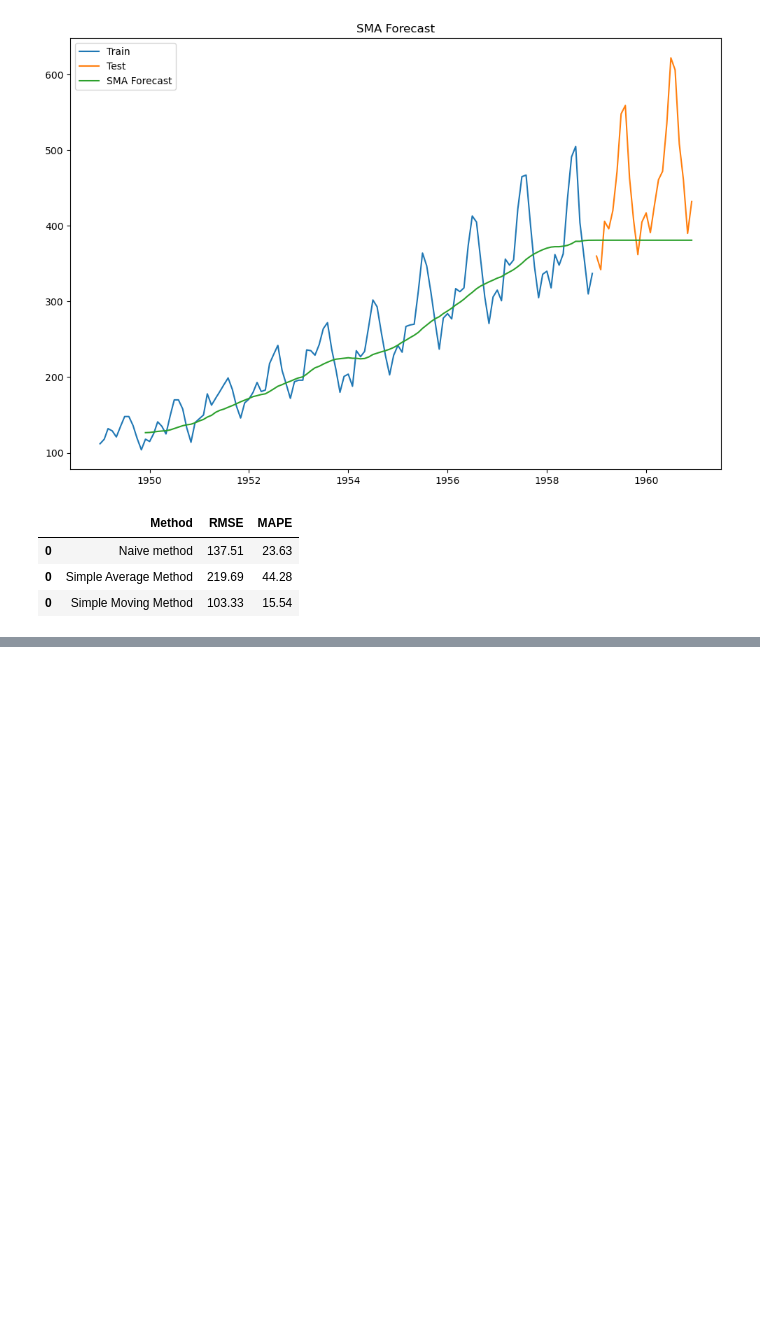
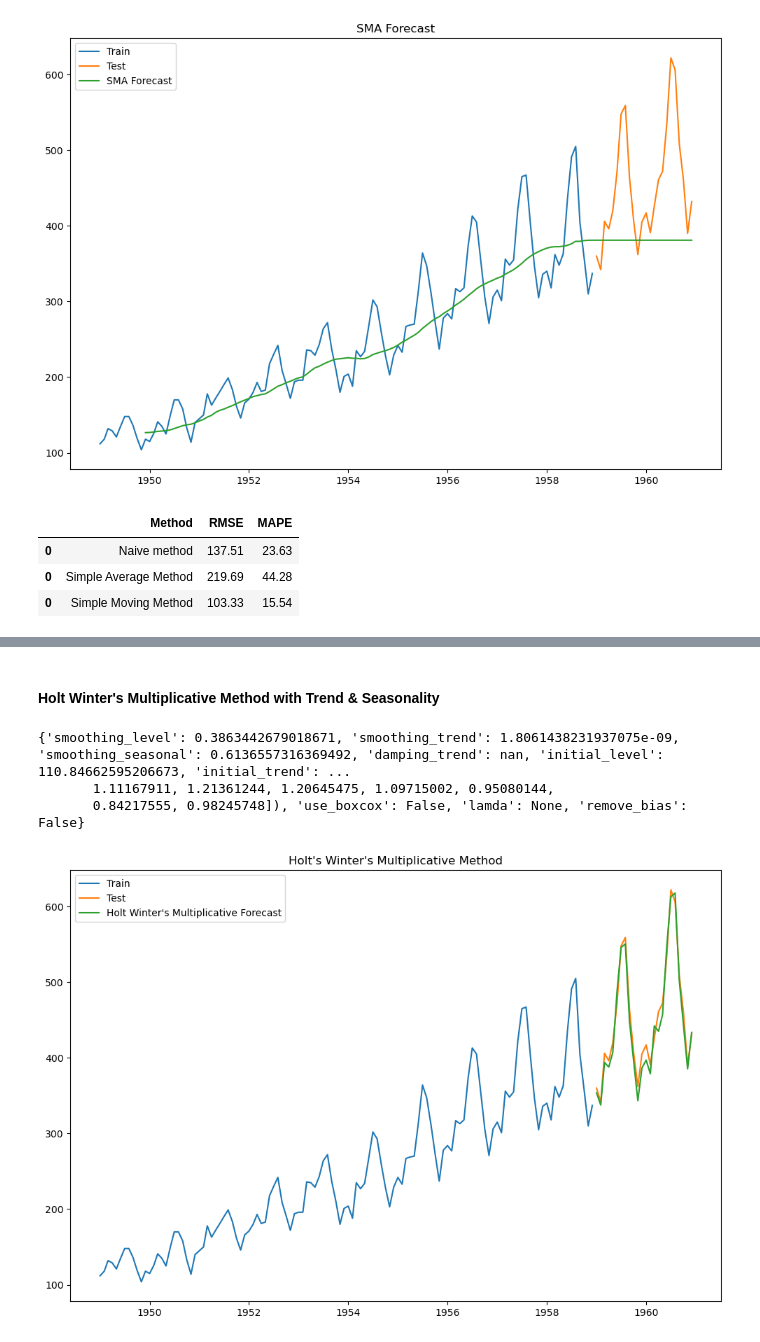
Before and after one commit to Yash138/time_series_forecasting, a Jupyter notebook: poc/airline_passenger_traffic_analysis.ipynb, the cells around one changed output, grey strips where cells are left out. Saved outputs shown, nothing was run; the diff lists cells and outputs as text; code cells hidden in the pictures; blank space fills up the shorter version.

```diff
--- a/poc/airline_passenger_traffic_analysis.ipynb
+++ b/poc/airline_passenger_traffic_analysis.ipynb
@@ -234,0 +383,22 @@ results
+# %% [markdown]
+#### Holt Winter's Multiplicative Method with Trend & Seasonality
+# %%
+model = ExponentialSmoothing(np.asarray(train['Passengers']), trend='mul', seasonal='mul', seasonal_periods=12)
+model_fit = model.fit(optimized=True)
+print(model_fit.params)
+y_hat_hwm = test.copy()
+y_hat_hwm['hwm_forecast'] = model_fit.forecast(24)
+# %% [output]
+{'smoothing_level': 0.3863442679018671, 'smoothing_trend': 1.8061438231937075e-09, 'smoothing_seasonal': 0.6136557316369492, 'damping_trend': nan, 'initial_level': 110.84662595206673, 'initial_trend': ...
+       1.11167911, 1.21361244, 1.20645475, 1.09715002, 0.95080144,
+       0.84217555, 0.98245748]), 'use_boxcox': False, 'lamda': None, 'remove_bias': False}
+# %%
+plt.figure(figsize=[12,8])
+plt.plot(train['Passengers'], label='Train')
+plt.plot(test['Passengers'], label='Test')
+plt.plot(y_hat_hwm['hwm_forecast'], label='Holt Winter\'s Multiplicative Forecast')
+plt.legend(loc='best')
+plt.title("Holt's Winter\'s Multiplicative Method")
+plt.show()
+# %% [output]
+[figure, added]
```
Also changed, not shown: parts of 24 cells of this notebook, 5 other files.
